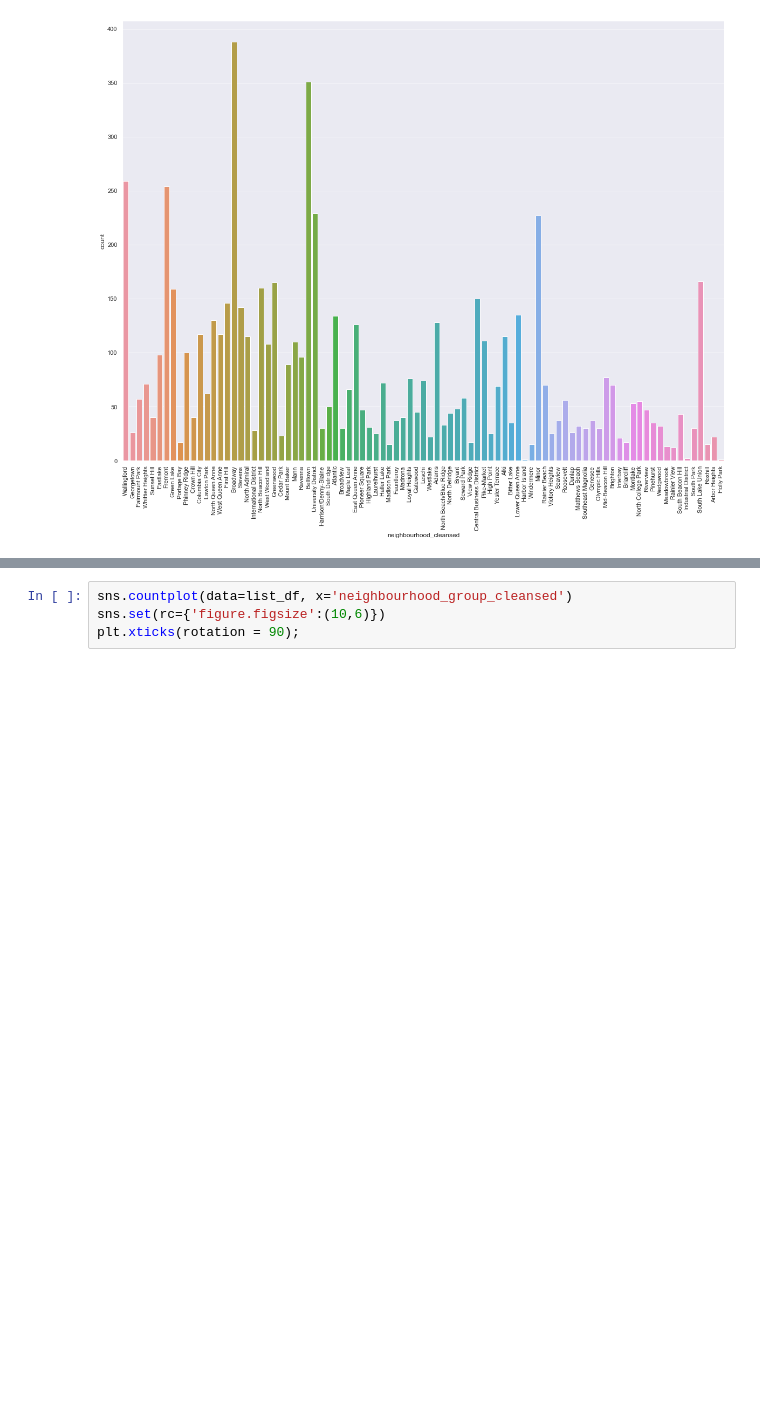
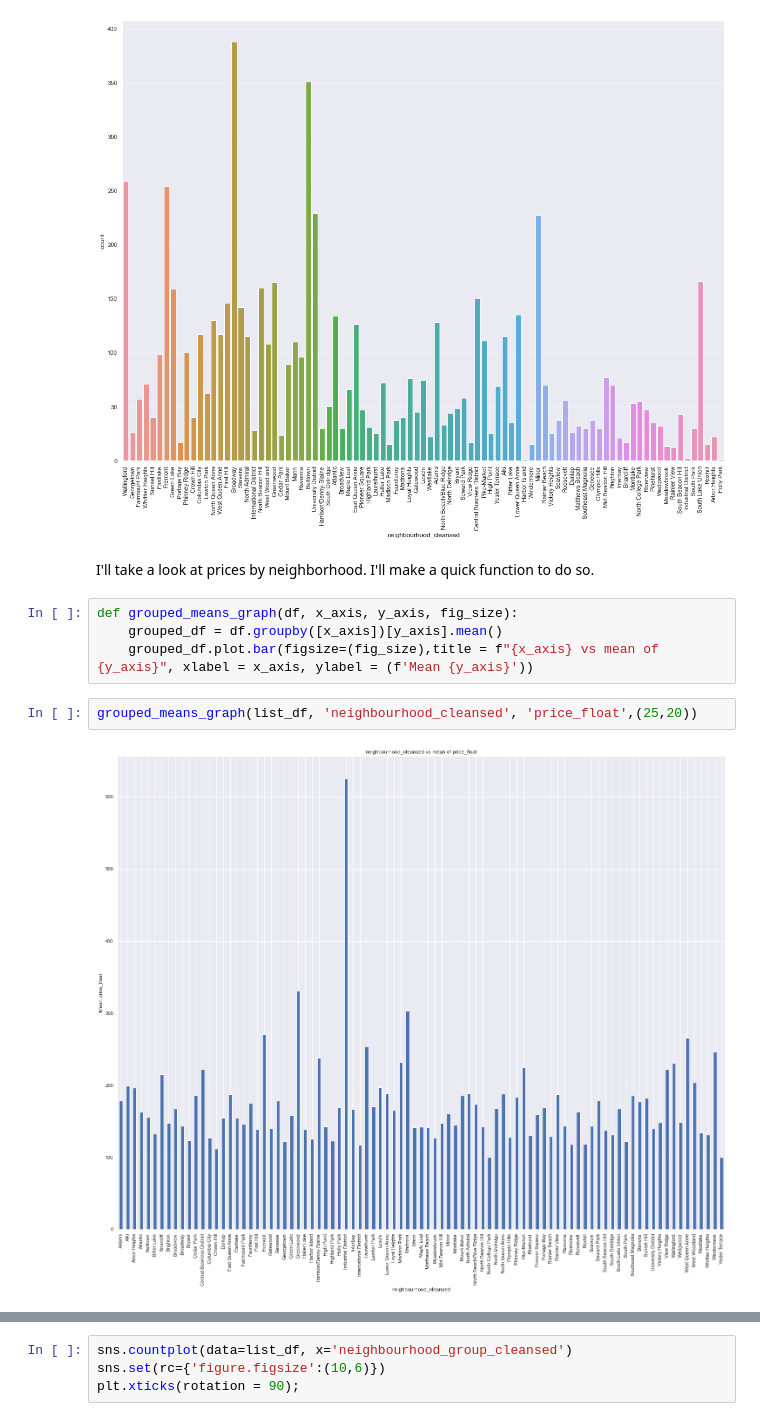
Before and after one commit to demccusker/AirBnB_analysis, a Jupyter notebook: AirBnB_Analysis.ipynb, the cells around one changed output, grey strips where cells are left out. Saved outputs shown, nothing was run; the diff lists cells and outputs as text; blank space fills up the shorter version.

```diff
--- a/AirBnB_Analysis.ipynb
+++ b/AirBnB_Analysis.ipynb
@@ -172,3 +211,13 @@ sns.set(rc={'figure.figsize':(25,20)})
 plt.xticks(rotation = 90);
 # %% [output]
 [figure]
+# %% [markdown]
+I'll take a look at prices by neighborhood. I'll make a quick function to do so.
+# %%
+def grouped_means_graph(df, x_axis, y_axis, fig_size):
+    grouped_df = df.groupby([x_axis])[y_axis].mean()
+    grouped_df.plot.bar(figsize=(fig_size),title = f"{x_axis} vs mean of {y_axis}", xlabel = x_axis, ylabel = (f'Mean {y_axis}'))
+# %%
+grouped_means_graph(list_df, 'neighbourhood_cleansed', 'price_float',(25,20))
+# %% [output]
+[figure, added]
```
Also changed, not shown: parts of 47 cells of this notebook.
